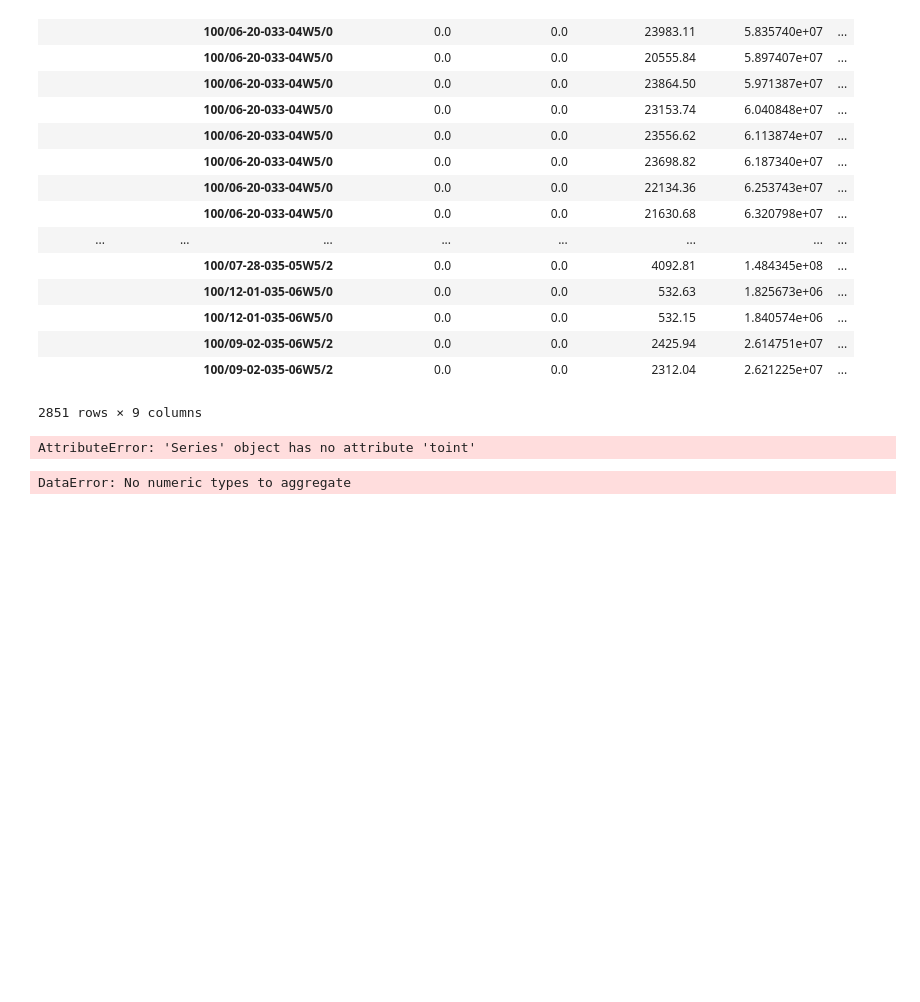
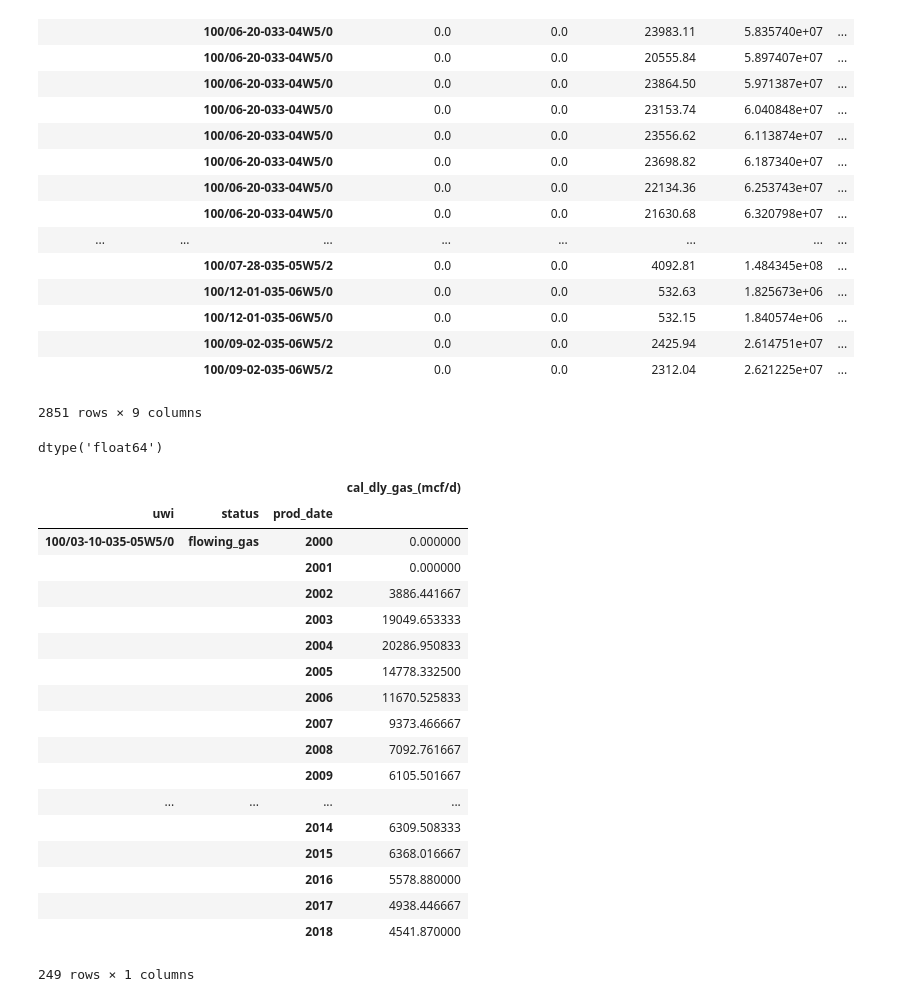
Before and after one commit to SimplifyData/Forecasting-Time-Series-with-Multiple-Seasonalities, a Jupyter notebook: Impala.ipynb, the cells around one changed output. Cells and saved outputs as stored; diff of their text form; code cells hidden in the pictures; blank space fills up the shorter version.

Commit message:
date time to year aggregration complete

```diff
--- a/Impala.ipynb
+++ b/Impala.ipynb
@@ -270,11 +270,34 @@ prod_df.set_index('prod_date').groupby(["prod_date", 'status']).rolling(window =
 |  |  | 100/09-02-035-06W5/2 | 0.0 | 0.0 | 2425.94 | 2.614751e+07 | ... |
 |  |  | 100/09-02-035-06W5/2 | 0.0 | 0.0 | 2312.04 | 2.621225e+07 | ... |
 2851 rows × 9 columns
-# %%
-prod_df['cal_dly_gas_(mcf/d)'].toint
-# %% [output]
-AttributeError: 'Series' object has no attribute 'toint'
+# %%
+numeric_cols = ['cal_dly_oil_(bbl/d)','cum_prd_oil_(bbl)','cal_dly_gas_(mcf/d)','cum_prd_gas_(mcf)',
+  'cal_dly_water_(bbl/d)','cum_prd_water_(bbl)','cal_dly_cond_(bbl/d)','cum_prd_cond_(bbl)','prd_hours_(hr)']
+
+prod_df[numeric_cols] = prod_df[numeric_cols].apply(pd.to_numeric, errors='coerce')
+
+prod_df['cal_dly_oil_(bbl/d)'].dtype
+# %% [output]
+dtype('float64')
 # %%
-pd.pivot_table(prod_df,index=['uwi', 'status', "prod_date"],values=['cal_dly_gas_(mcf/d)'], aggfunc = np.mean)
+pd.pivot_table(prod_df,index=['uwi', 'status', prod_df.prod_date.dt.year],values=['cal_dly_gas_(mcf/d)'], aggfunc = np.mean)
 # %% [output]
+|  |  |  | cal_dly_gas_(mcf/d) |
+| uwi | status | prod_date |  |
+| 100/03-10-035-05W5/0 | flowing_gas | 2000 | 0.000000 |
+|  |  | 2001 | 0.000000 |
+|  |  | 2002 | 3886.441667 |
+|  |  | 2003 | 19049.653333 |
+|  |  | 2004 | 20286.950833 |
+|  |  | 2005 | 14778.332500 |
+|  |  | 2006 | 11670.525833 |
+|  |  | 2007 | 9373.466667 |
+|  |  | 2008 | 7092.761667 |
+|  |  | 2009 | 6105.501667 |
+| ... | ... | ... | ... |
+|  |  | 2014 | 6309.508333 |
+|  |  | 2015 | 6368.016667 |
+|  |  | 2016 | 5578.880000 |
+|  |  | 2017 | 4938.446667 |
+|  |  | 2018 | 4541.870000 |
-DataError: No numeric types to aggregate
+249 rows × 1 columns
```
